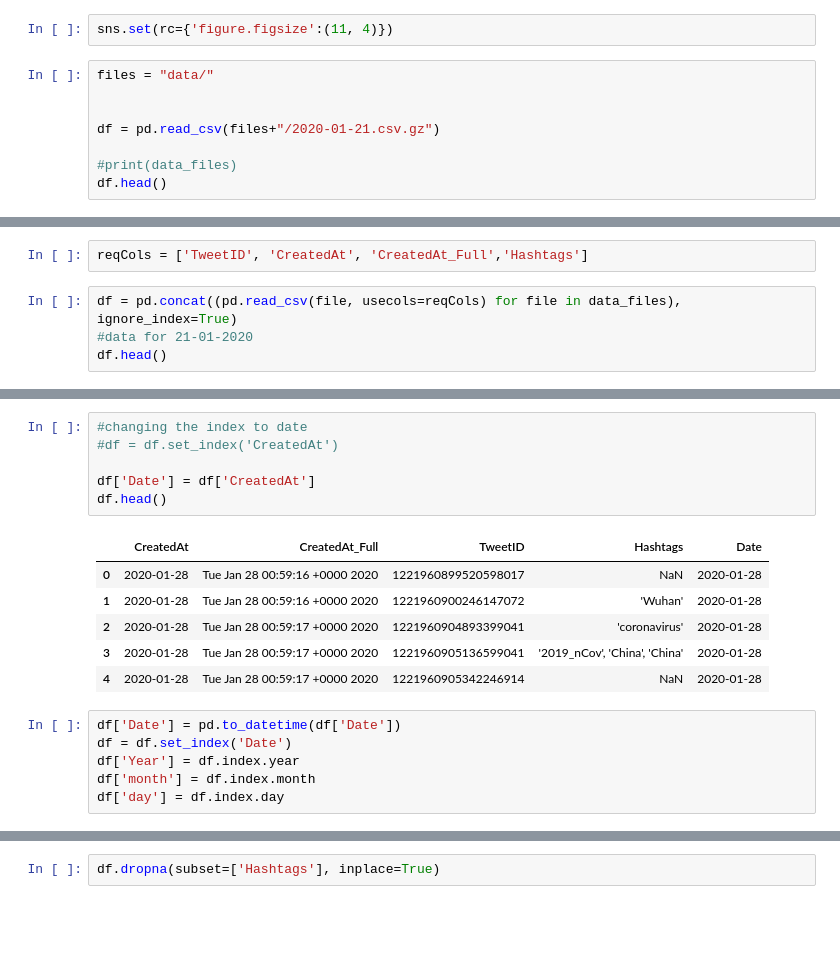
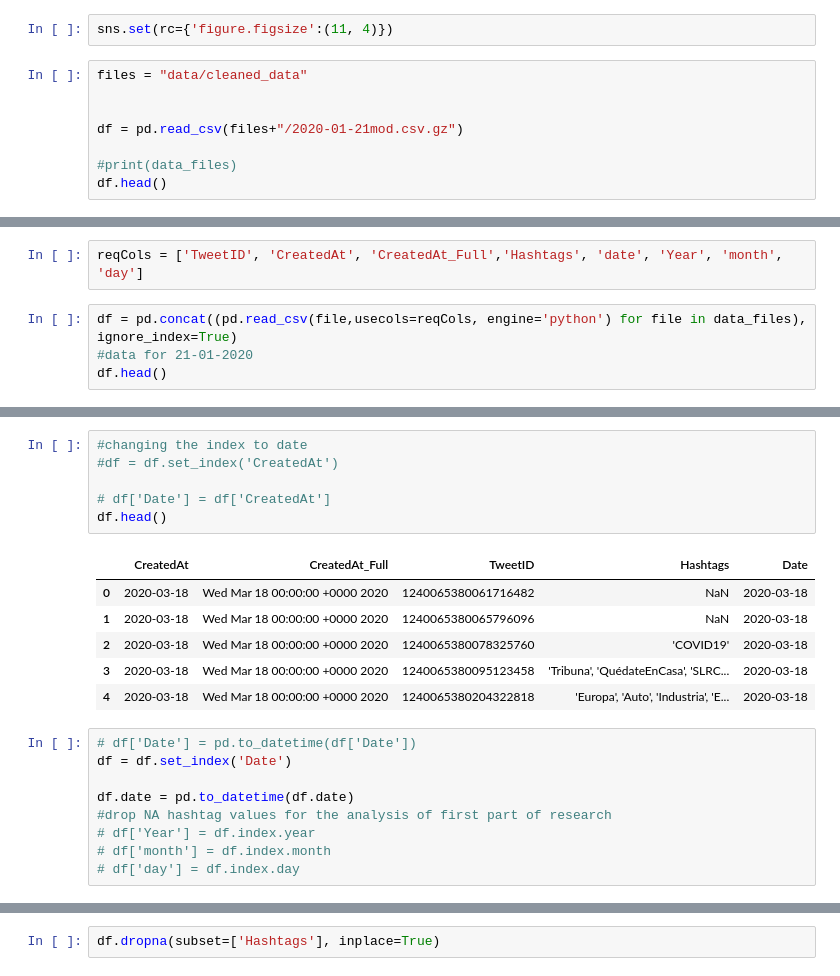
Before and after one commit to vedudx/TwitterSentimentAnalysis, a Jupyter notebook: tweetAnalysis.ipynb, the cells around one changed output, grey strips where cells are left out. Cells and saved outputs as stored; diff of their text form; blank space fills up the shorter version.

```diff
--- a/tweetAnalysis.ipynb
+++ b/tweetAnalysis.ipynb
@@ -11,10 +11,10 @@ import seaborn as sns
 # %%
 sns.set(rc={'figure.figsize':(11, 4)})
 # %%
-files = "data/"
+files = "data/cleaned_data"
 
 
-df = pd.read_csv(files+"/2020-01-21.csv.gz")
+df = pd.read_csv(files+"/2020-01-21mod.csv.gz")
 
 #print(data_files)
 df.head()
@@ -33,6 +33,6 @@ print(data_files)
 # %%
-reqCols = ['TweetID', 'CreatedAt', 'CreatedAt_Full','Hashtags']
+reqCols = ['TweetID', 'CreatedAt', 'CreatedAt_Full','Hashtags', 'date', 'Year', 'month', 'day']
 # %%
-df = pd.concat((pd.read_csv(file, usecols=reqCols) for file in data_files), ignore_index=True)
+df = pd.concat((pd.read_csv(file,usecols=reqCols, engine='python') for file in data_files), ignore_index=True)
 #data for 21-01-2020
 df.head()
@@ -46,19 +39,22 @@ df.head()
 # %%
 #changing the index to date
 #df = df.set_index('CreatedAt')
 
-df['Date'] = df['CreatedAt']
+# df['Date'] = df['CreatedAt']
 df.head()
 # %% [output]
 |  | CreatedAt | CreatedAt_Full | TweetID | Hashtags | Date |
-| 0 | 2020-01-28 | Tue Jan 28 00:59:16 +0000 2020 | 1221960899520598017 | NaN | 2020-01-28 |
-| 1 | 2020-01-28 | Tue Jan 28 00:59:16 +0000 2020 | 1221960900246147072 | 'Wuhan' | 2020-01-28 |
-| 2 | 2020-01-28 | Tue Jan 28 00:59:17 +0000 2020 | 1221960904893399041 | 'coronavirus' | 2020-01-28 |
-| 3 | 2020-01-28 | Tue Jan 28 00:59:17 +0000 2020 | 1221960905136599041 | '2019_nCov', 'China', 'China' | 2020-01-28 |
-| 4 | 2020-01-28 | Tue Jan 28 00:59:17 +0000 2020 | 1221960905342246914 | NaN | 2020-01-28 |
+| 0 | 2020-03-18 | Wed Mar 18 00:00:00 +0000 2020 | 1240065380061716482 | NaN | 2020-03-18 |
+| 1 | 2020-03-18 | Wed Mar 18 00:00:00 +0000 2020 | 1240065380065796096 | NaN | 2020-03-18 |
+| 2 | 2020-03-18 | Wed Mar 18 00:00:00 +0000 2020 | 1240065380078325760 | 'COVID19' | 2020-03-18 |
+| 3 | 2020-03-18 | Wed Mar 18 00:00:00 +0000 2020 | 1240065380095123458 | 'Tribuna', 'QuédateEnCasa', 'SLRC... | 2020-03-18 |
+| 4 | 2020-03-18 | Wed Mar 18 00:00:00 +0000 2020 | 1240065380204322818 | 'Europa', 'Auto', 'Industria', 'E... | 2020-03-18 |
 # %%
-df['Date'] = pd.to_datetime(df['Date'])
+# df['Date'] = pd.to_datetime(df['Date'])
 df = df.set_index('Date')
-df['Year'] = df.index.year
-df['month'] = df.index.month
-df['day'] = df.index.day
+
+df.date = pd.to_datetime(df.date)
+#drop NA hashtag values for the analysis of first part of research
+# df['Year'] = df.index.year
+# df['month'] = df.index.month
+# df['day'] = df.index.day
```
Also changed, not shown: parts of 12 cells of this notebook.
